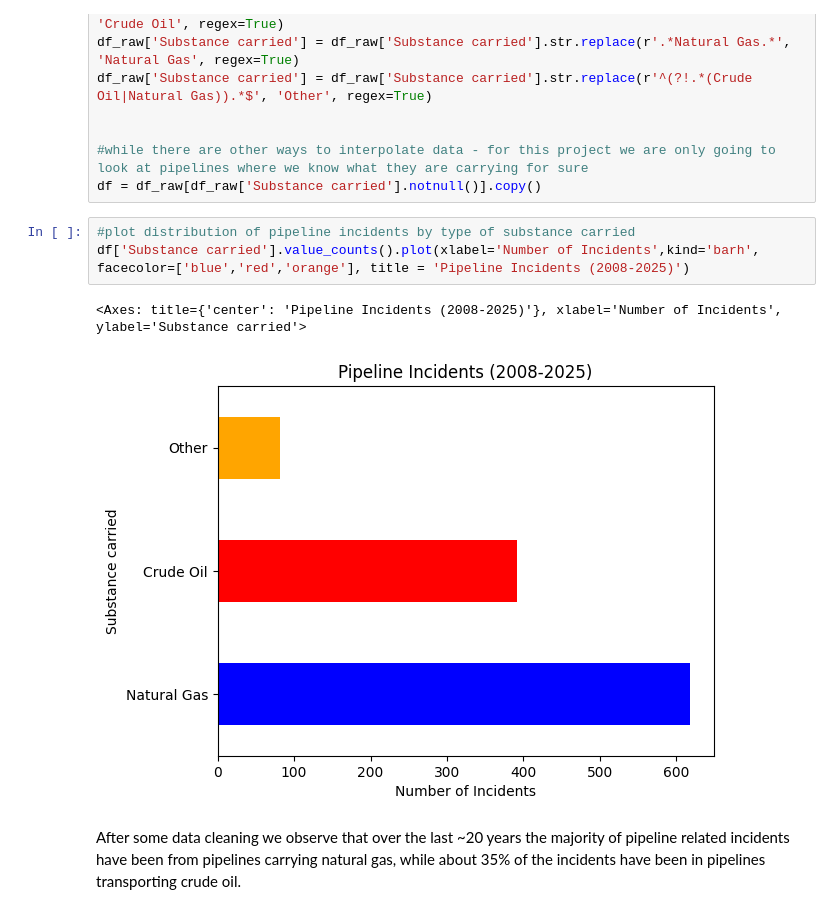
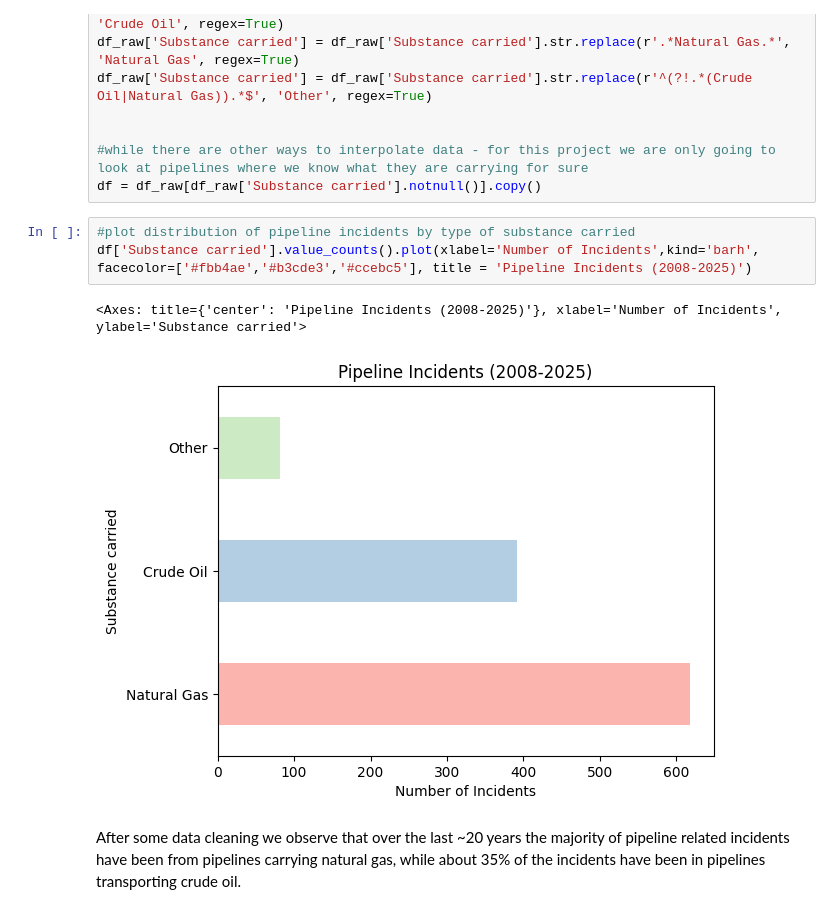
Before and after one commit to jwatchorn/pipeline_analysis, a Jupyter notebook: notebook.ipynb, the cells around one changed output. Drawn from its saved outputs; the diff is of its cells as text.

```diff
--- a/notebook.ipynb
+++ b/notebook.ipynb
@@ -67,10 +69,10 @@ df_raw['Substance carried'] = df_raw['Substance carried'].str.replace(r'^(?!.*(C
 df = df_raw[df_raw['Substance carried'].notnull()].copy()
 # %%
 #plot distribution of pipeline incidents by type of substance carried
-df['Substance carried'].value_counts().plot(xlabel='Number of Incidents',kind='barh', facecolor=['blue','red','orange'], title = 'Pipeline Incidents (2008-2025)')
+df['Substance carried'].value_counts().plot(xlabel='Number of Incidents',kind='barh', facecolor=['#fbb4ae','#b3cde3','#ccebc5'], title = 'Pipeline Incidents (2008-2025)')
 # %% [output]
 <Axes: title={'center': 'Pipeline Incidents (2008-2025)'}, xlabel='Number of Incidents', ylabel='Substance carried'>
-[figure, old version]
+[figure, new version]
 # %% [markdown]
 After some data cleaning we observe that over the last ~20 years the majority of pipeline related incidents have been from pipelines carrying natural gas, while about 35% of the incidents have been in pipelines transporting crude oil.
 # %%
```
Also changed, not shown: parts of 23 cells of this notebook, 2 other files.
